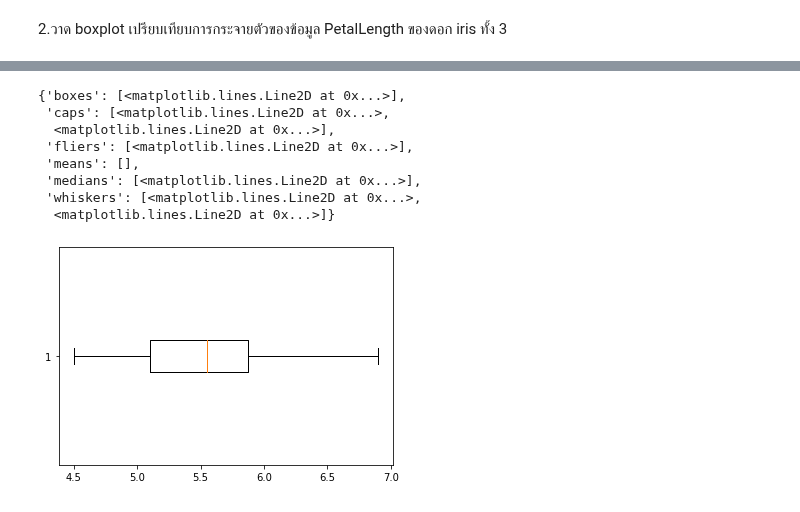
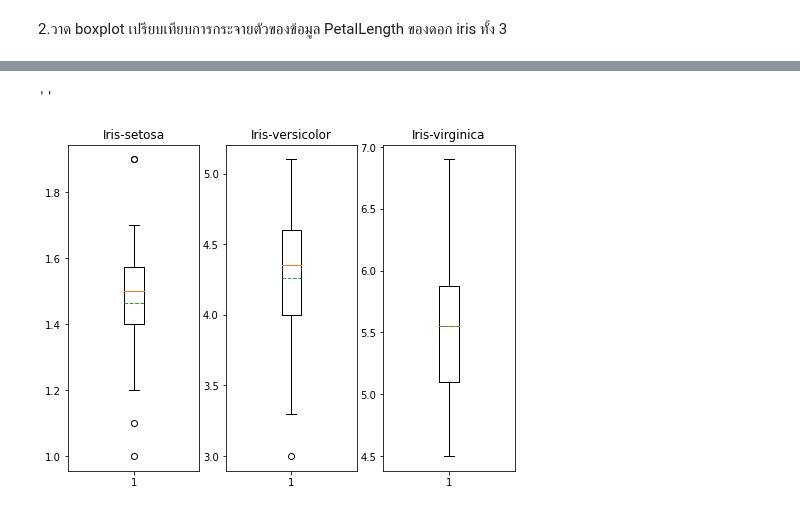
Before and after one commit to sskboonmee/data_viz_2022, a Jupyter notebook: DataViz02_Data_Distribution.ipynb, the cells around one changed output, grey strips where cells are left out. Saved outputs shown, nothing was run; the diff lists cells and outputs as text; code cells hidden in the pictures.

```diff
--- a/DataViz02_Data_Distribution.ipynb
+++ b/DataViz02_Data_Distribution.ipynb
@@ -320,12 +299,18 @@ plt.boxplot(df['PetalLength'][50:100],vert=False)  #versicolor
-# %%
-plt.boxplot(df['PetalLength'][100:],vert=False)  #verginiga
-# %% [output]
-{'boxes': [<matplotlib.lines.Line2D at 0x...>],
- 'caps': [<matplotlib.lines.Line2D at 0x...>,
-  <matplotlib.lines.Line2D at 0x...>],
- 'fliers': [<matplotlib.lines.Line2D at 0x...>],
- 'means': [],
- 'medians': [<matplotlib.lines.Line2D at 0x...>],
- 'whiskers': [<matplotlib.lines.Line2D at 0x...>,
-  <matplotlib.lines.Line2D at 0x...>]}
-[figure, removed]
+# %%
+plt.figure(figsize = (8,6))  #figsize=ขนาดของรูปในแนวตั้งและแนวนอน
+
+plt.subplot(1,3,1)
+plt.boxplot(df['PetalLength'][: 50],vert = True, meanline = True, showmeans=True);  #boxplot ของIris-setosa
+plt.title('Iris-setosa')
+
+plt.subplot(1, 3, 2)
+plt.boxplot(df['PetalLength'][50 : 100],vert = True, meanline = True, showmeans=True);  #boxplot ของIris-versicolor
+plt.title('Iris-versicolor')
+
+plt.subplot(1, 3, 3)
+plt.boxplot(df['PetalLength'][100 :],vert = True, meanline = True, showmeans=True); #boxplot ของ Iris-virginica
+plt.title('Iris-virginica')
+;
+# %% [output]
+''
+[figure, added]
```
Also changed, not shown: parts of 9 cells of this notebook.
